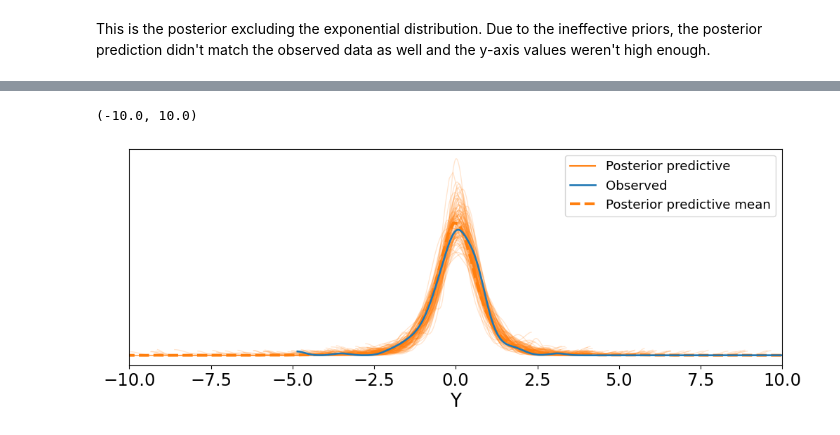
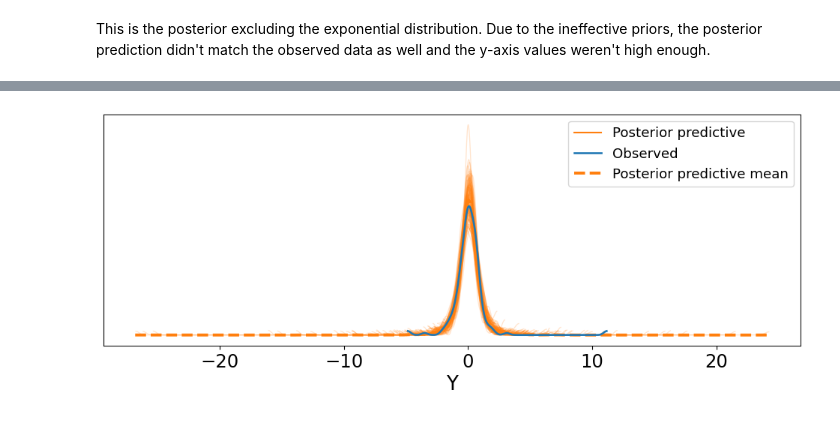
Before and after one commit to elijahmoon-hub/Elijah-s-repository, a Jupyter notebook: ElijMoonUnit3Project.ipynb, the cells around one changed output, grey strips where cells are left out. Saved outputs shown, nothing was run; the diff lists cells and outputs as text; code cells hidden in the pictures.

```diff
--- a/ElijMoonUnit3Project.ipynb
+++ b/ElijMoonUnit3Project.ipynb
@@ -120,5 +121,3 @@ with pm.Model() as model2:
 # %%
-pm.sample_posterior_predictive(idata, model=model, extend_inferencedata=True)
 ax = az.plot_ppc(idata, num_pp_samples=100, figsize=(12, 4), colors=["C1", "C0", "C1"])
-ax.set_xlim(-10, 10)
 # %% [output]
@@ -127,2 +124 @@ ax.set_xlim(-10, 10)
-(-10.0, 10.0)
-[figure, old version]
+[figure, new version]
```
Also changed, not shown: parts of 4 cells of this notebook.
